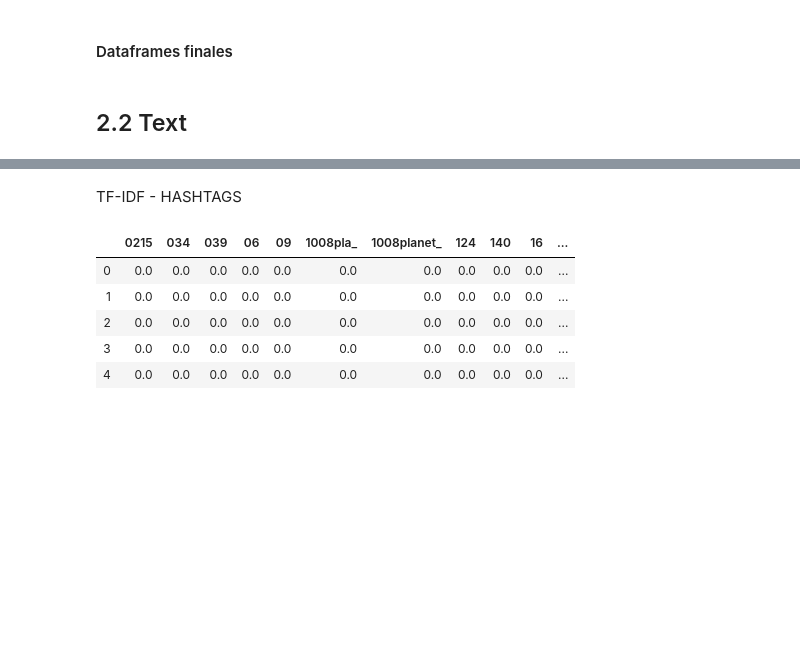
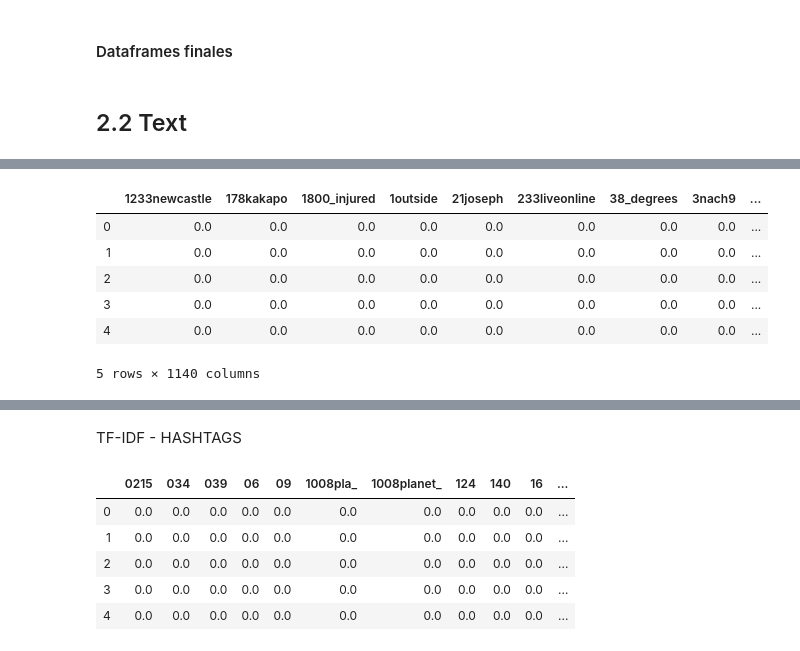
Before and after one commit to anichucai/7506-Datos-datos-tp2, a Jupyter notebook: Features.ipynb, the cells around one changed output, grey strips where cells are left out. Cells and saved outputs as stored; diff of their text form; code cells hidden in the pictures; blank space fills up the shorter version.

```diff
--- a/Features.ipynb
+++ b/Features.ipynb
@@ -1044,0 +982,6 @@ features_numerical_hashtags = df_text.loc[:,['id','#hashtags','has_hashtag','fre
+# %%
+test_tagged_users_numerical_features = df_test_text.copy()
+test_tagged_users_numerical_features = tagged_users_agregar_features_numericos(test_tagged_users_numerical_features).drop(columns=['text'])
+test_tagged_users_categorical_features = df_test_text.copy()
+test_tagged_users_categorical_features = tagged_users_agregar_features_categoricos(test_tagged_users_categorical_features).drop(columns=['text'])
+test_tagged_users_numerical_features
@@ -1044,0 +1054,27 @@ features_numerical_hashtags = df_text.loc[:,['id','#hashtags','has_hashtag','fre
+# %%
+test_tagged_users_categorical_features['tagged_users'] = test_tagged_users_categorical_features['tagged_users'].apply(lambda x:toText(x))
+test_tagged_index = test_tagged_users_categorical_features['tagged_users'].fillna('').index
+tagged_id = test_tagged_users_categorical_features['id'].fillna('')
+corpus    = test_tagged_users_categorical_features['tagged_users'].fillna('')
+
+# Without Smoothing:
+tf_idf_vec = TfidfVectorizer(use_idf=True,
+                        smooth_idf=False,
+                        ngram_range=(1,1),stop_words='english') # to use only  bigrams ngram_range=(2,2)
+#transform
+tf_idf_data = tf_idf_vec.fit_transform(corpus)
+
+#create dataframe
+test_tf_idf_tagged=pd.DataFrame(tf_idf_data.toarray(),columns=tf_idf_vec.get_feature_names())
+test_tf_idf_tagged.set_index(test_tagged_index)
+test_tf_idf_tagged['id'] = tagged_id
+
+test_tf_idf_tagged.head()
+# %% [output]
+|  | 1233newcastle | 178kakapo | 1800_injured | 1outside | 21joseph | 233liveonline | 38_degrees | 3nach9 | ... |
+| 0 | 0.0 | 0.0 | 0.0 | 0.0 | 0.0 | 0.0 | 0.0 | 0.0 | ... |
+| 1 | 0.0 | 0.0 | 0.0 | 0.0 | 0.0 | 0.0 | 0.0 | 0.0 | ... |
+| 2 | 0.0 | 0.0 | 0.0 | 0.0 | 0.0 | 0.0 | 0.0 | 0.0 | ... |
+| 3 | 0.0 | 0.0 | 0.0 | 0.0 | 0.0 | 0.0 | 0.0 | 0.0 | ... |
+| 4 | 0.0 | 0.0 | 0.0 | 0.0 | 0.0 | 0.0 | 0.0 | 0.0 | ... |
+5 rows × 1140 columns
```
Also changed, not shown: parts of 38 cells of this notebook, 12 other files.
